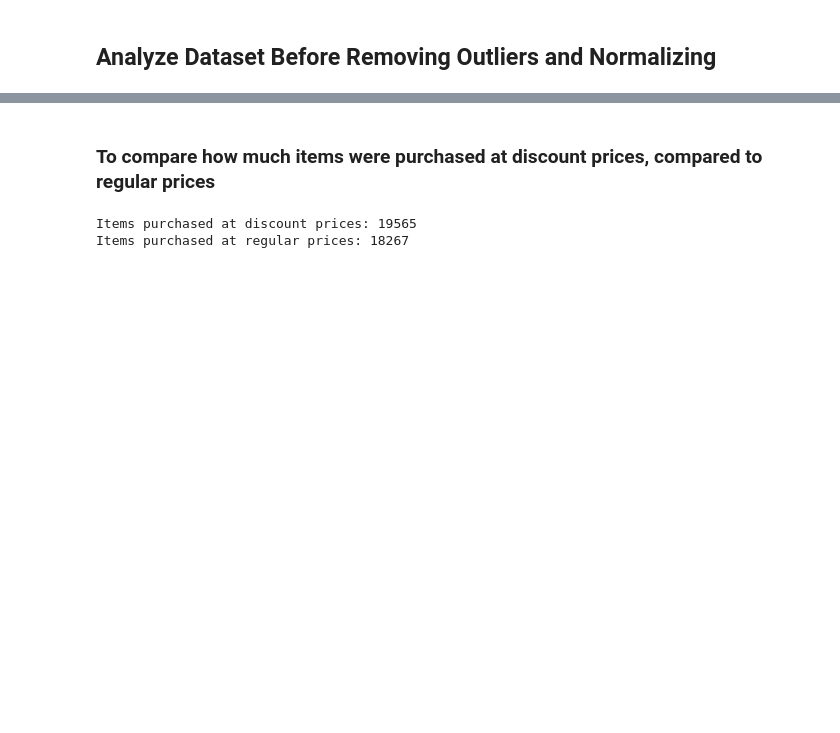
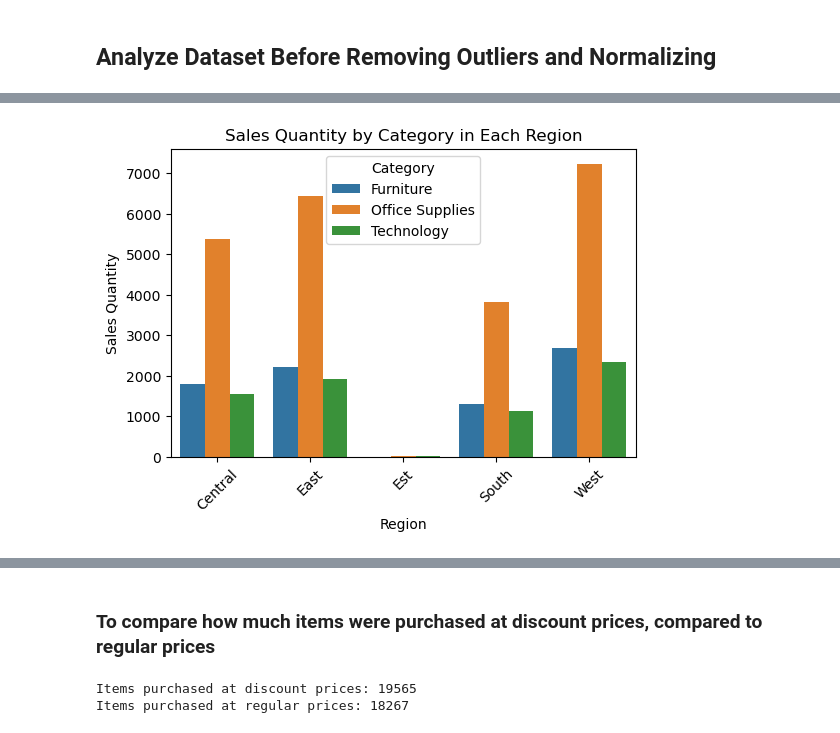
Before and after one commit to hennypurwadi/771951_Dataset_Analysis, a Jupyter notebook: 202370140_analysing_1.ipynb, the cells around one changed output, grey strips where cells are left out. Drawn from its saved outputs; the diff is of its cells as text; code cells hidden in the pictures; blank space fills up the shorter version.

```diff
--- a/202370140_analysing_1.ipynb
+++ b/202370140_analysing_1.ipynb
@@ -87,0 +147,3 @@ dtype: object
+# %%
+category_sales_region = df1.groupby(['Region', 'Category'])['Quantity'].sum().reset_index()
+category_sales_region
@@ -87,0 +167,12 @@ dtype: object
+# %%
+# Plotting sales by category in each region
+plt.figure(figsize=(6, 4))
+sns.barplot(x='Region', y='Quantity', hue='Category', data=category_sales_region)
+plt.title('Sales Quantity by Category in Each Region')
+plt.ylabel('Sales Quantity')
+plt.xlabel('Region')
+plt.xticks(rotation=45)
+plt.legend(title='Category')
+plt.show()
+# %% [output]
+[figure, added]
```
Also changed, not shown: parts of 73 cells of this notebook, 1 other file.
